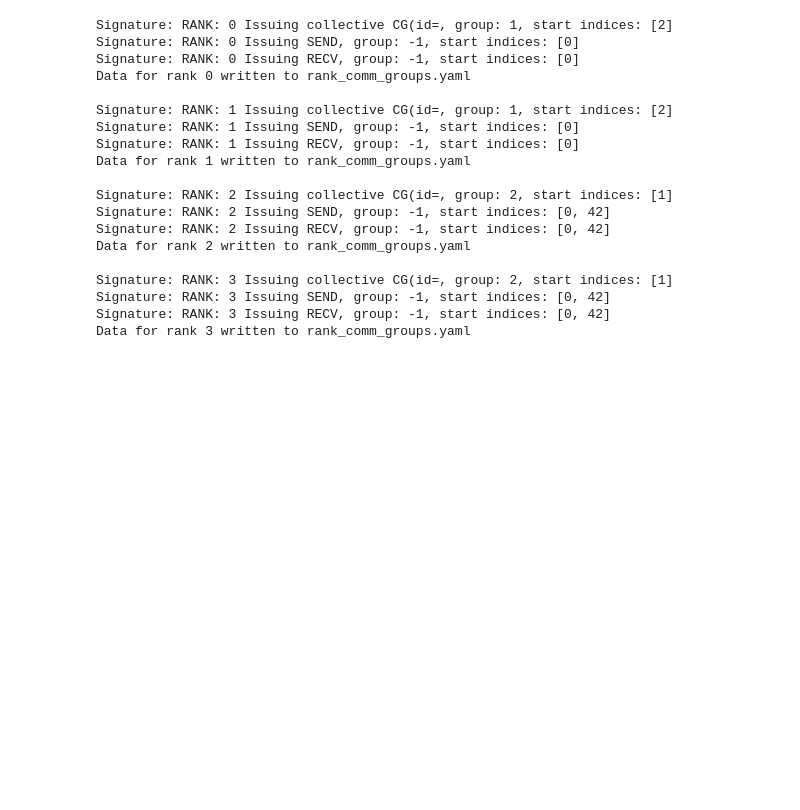
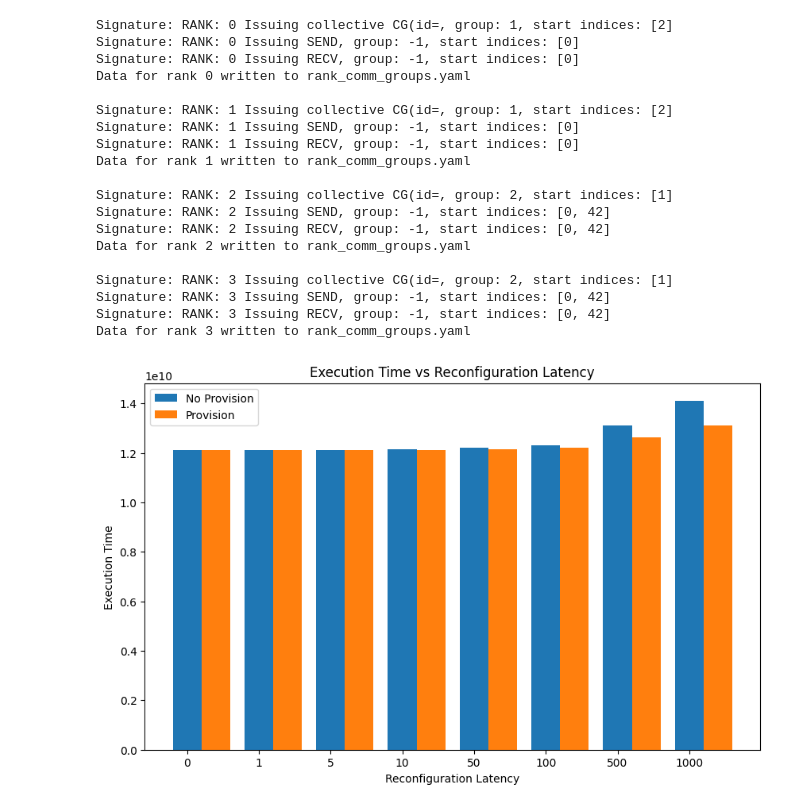
Before and after one commit to EricDinging/astra-sim-hybrid-parallelism, a Jupyter notebook: examples/stg-dp2-pp2/comm_output_debug.ipynb, the cells around one changed output. Cells and saved outputs as stored; diff of their text form; code cells hidden in the pictures; blank space fills up the shorter version.

Commit message:
Impl provision and tested

```diff
--- a/examples/stg-dp2-pp2/comm_output_debug.ipynb
+++ b/examples/stg-dp2-pp2/comm_output_debug.ipynb
@@ -127,3 +127,45 @@ Signature: RANK: 3 Issuing collective CG(id=, group: 2, start indices: [1]
 Signature: RANK: 3 Issuing SEND, group: -1, start indices: [0, 42]
 Signature: RANK: 3 Issuing RECV, group: -1, start indices: [0, 42]
 Data for rank 3 written to rank_comm_groups.yaml
+# %%
+reconfig_latency = [0, 1, 5, 10, 50, 100, 500, 1000]
+
+no_provision_exe = [12114725555,
+12116660304,
+12124660304,
+12134660304,
+12214660304,
+12314660304,
+13114660304,
+14114660304]
+
+provision_exe = [12114725555,
+    12115647304,
+12119647304,
+12124647304,
+12164647304,
+12214647304,
+12614647304,
+13114647304
+]
+
+import matplotlib.pyplot as plt
+
+# Plot the data
+plt.figure(figsize=(10, 6))
+bar_width = 0.4
+x_positions = range(len(reconfig_latency))
+plt.bar(x_positions, no_provision_exe, width=bar_width, label='No Provision', align='center')
+plt.bar([x + bar_width for x in x_positions], provision_exe, width=bar_width, label='Provision', align='center')
+
+# Add labels and title
+plt.xticks(range(len(reconfig_latency)), reconfig_latency)
+plt.xlabel('Reconfiguration Latency')
+plt.ylabel('Execution Time')
+plt.title('Execution Time vs Reconfiguration Latency')
+plt.legend()
+
+# Show the plot
+plt.show()
+# %% [output]
+[figure, added]
```
Also changed, not shown: parts of 1 cell of this notebook, 7 other files.
